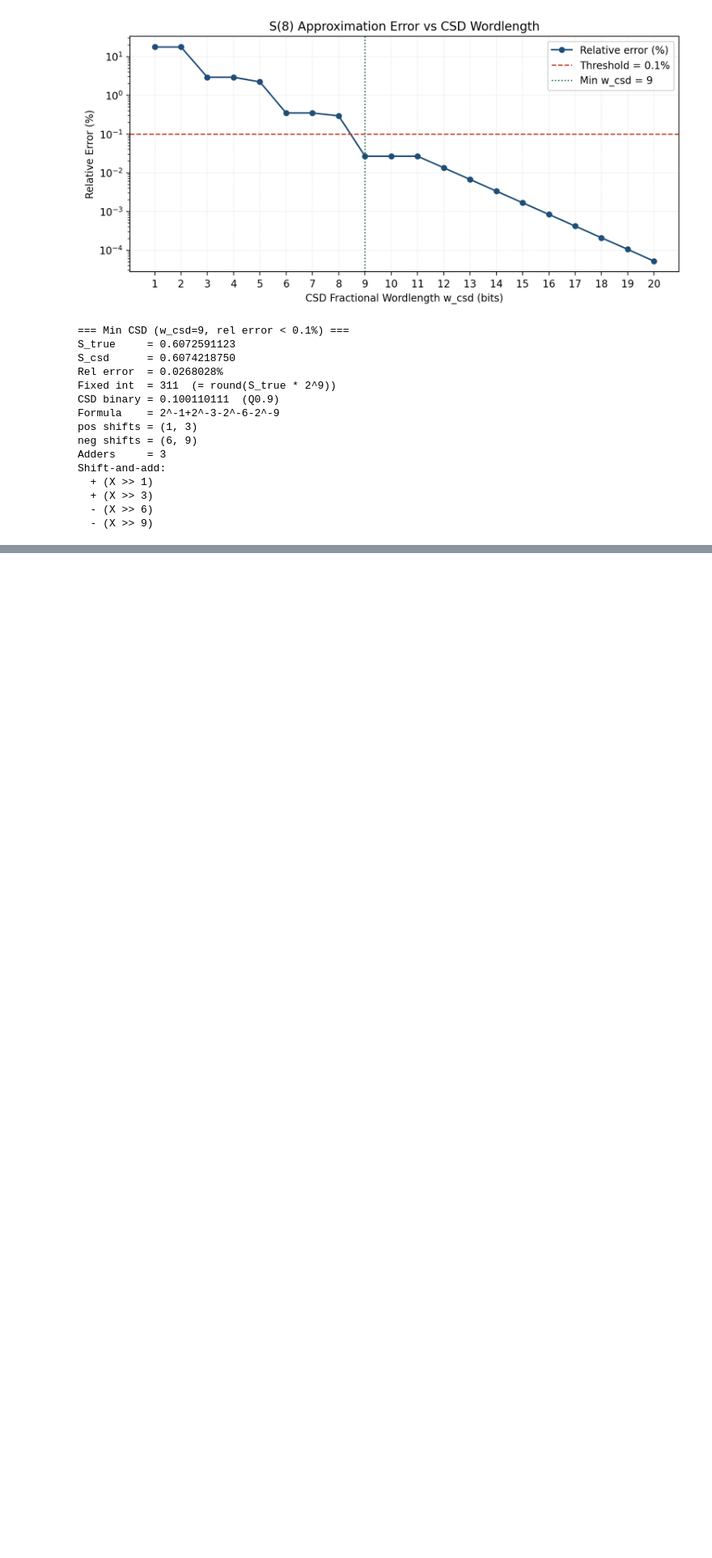
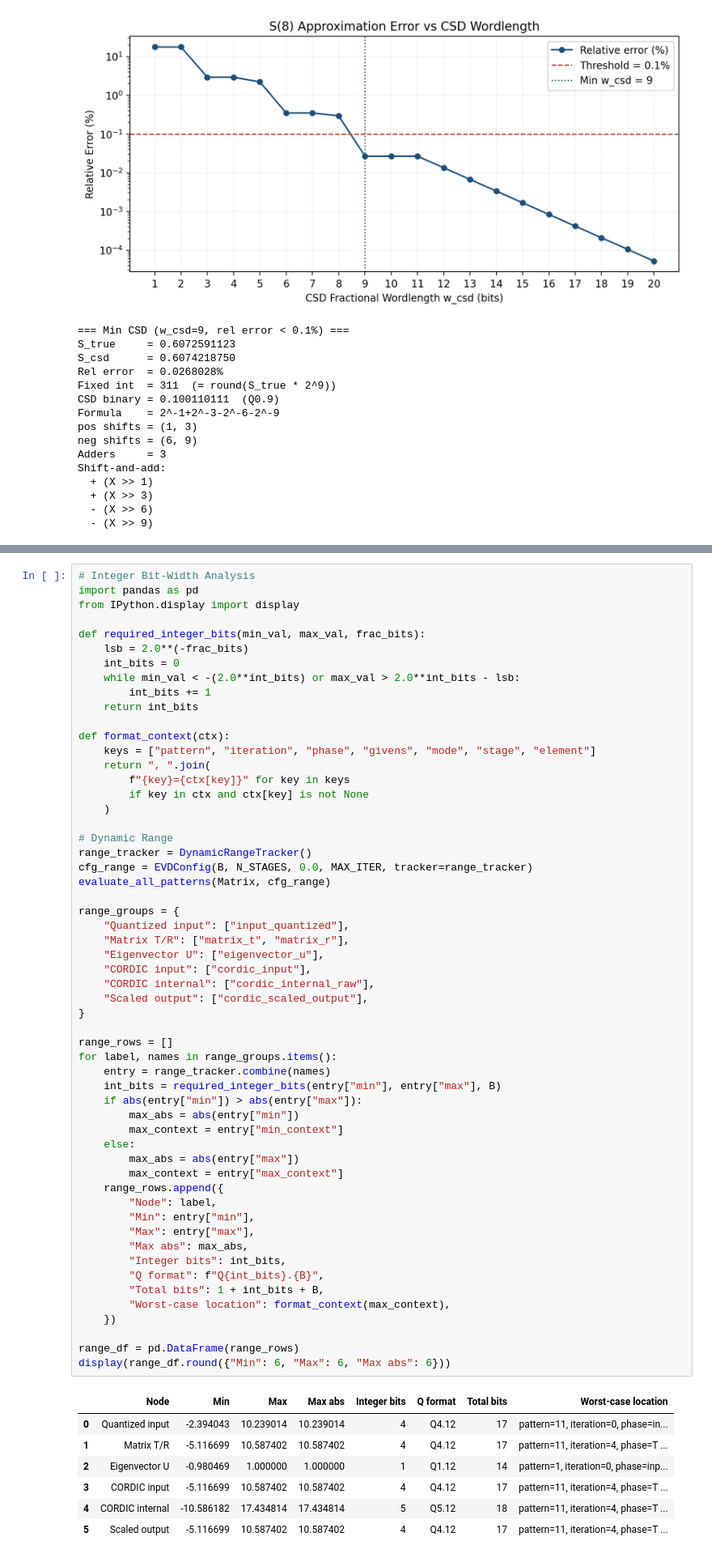
Before and after one commit to akira2963753/Eigen-Value-Decomposition, a Jupyter notebook: src/Simulation.ipynb, the cells around one changed output, grey strips where cells are left out. Shown at 81% size. Drawn from its saved outputs; the diff is of its cells as text; blank space fills up the shorter version.

Commit message:
Integer Bit-Width Analysis

```diff
--- a/src/Simulation.ipynb
+++ b/src/Simulation.ipynb
@@ -500,0 +605,64 @@ Shift-and-add:
+# %%
+# Integer Bit-Width Analysis
+import pandas as pd
+from IPython.display import display
+
+def required_integer_bits(min_val, max_val, frac_bits):
+    lsb = 2.0**(-frac_bits)
+    int_bits = 0
+    while min_val < -(2.0**int_bits) or max_val > 2.0**int_bits - lsb:
+        int_bits += 1
+    return int_bits
+
+def format_context(ctx):
+    keys = ["pattern", "iteration", "phase", "givens", "mode", "stage", "element"]
+    return ", ".join(
+        f"{key}={ctx[key]}" for key in keys
+        if key in ctx and ctx[key] is not None
+    )
+
+# Dynamic Range
+range_tracker = DynamicRangeTracker()
+cfg_range = EVDConfig(B, N_STAGES, 0.0, MAX_ITER, tracker=range_tracker)
+evaluate_all_patterns(Matrix, cfg_range)
+
+range_groups = {
+    "Quantized input": ["input_quantized"],
+    "Matrix T/R": ["matrix_t", "matrix_r"],
+    "Eigenvector U": ["eigenvector_u"],
+    "CORDIC input": ["cordic_input"],
+    "CORDIC internal": ["cordic_internal_raw"],
+    "Scaled output": ["cordic_scaled_output"],
+}
+
+range_rows = []
+for label, names in range_groups.items():
+    entry = range_tracker.combine(names)
+    int_bits = required_integer_bits(entry["min"], entry["max"], B)
+    if abs(entry["min"]) > abs(entry["max"]):
+        max_abs = abs(entry["min"])
+        max_context = entry["min_context"]
+    else:
+        max_abs = abs(entry["max"])
+        max_context = entry["max_context"]
+    range_rows.append({
+        "Node": label,
+        "Min": entry["min"],
+        "Max": entry["max"],
+        "Max abs": max_abs,
+        "Integer bits": int_bits,
+        "Q format": f"Q{int_bits}.{B}",
+        "Total bits": 1 + int_bits + B,
+        "Worst-case location": format_context(max_context),
+    })
+
+range_df = pd.DataFrame(range_rows)
+display(range_df.round({"Min": 6, "Max": 6, "Max abs": 6}))
+# %% [output]
+|  | Node | Min | Max | Max abs | Integer bits | Q format | Total bits | Worst-case location |
+| 0 | Quantized input | -2.394043 | 10.239014 | 10.239014 | 4 | Q4.12 | 17 | pattern=11, iteration=0, phase=in... |
+| 1 | Matrix T/R | -5.116699 | 10.587402 | 10.587402 | 4 | Q4.12 | 17 | pattern=11, iteration=4, phase=T ... |
+| 2 | Eigenvector U | -0.980469 | 1.000000 | 1.000000 | 1 | Q1.12 | 14 | pattern=1, iteration=0, phase=inp... |
+| 3 | CORDIC input | -5.116699 | 10.587402 | 10.587402 | 4 | Q4.12 | 17 | pattern=11, iteration=4, phase=T ... |
+| 4 | CORDIC internal | -10.586182 | 17.434814 | 17.434814 | 5 | Q5.12 | 18 | pattern=11, iteration=4, phase=T ... |
+| 5 | Scaled output | -5.116699 | 10.587402 | 10.587402 | 4 | Q4.12 | 17 | pattern=11, iteration=4, phase=T ... |
```
Also changed, not shown: parts of 2 cells of this notebook.
